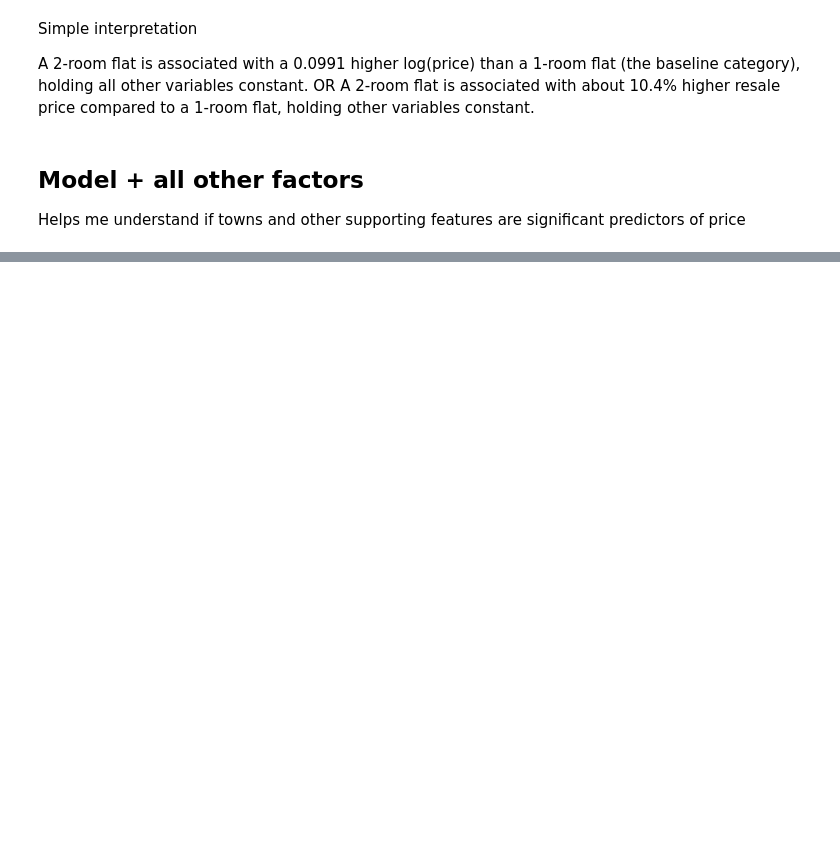
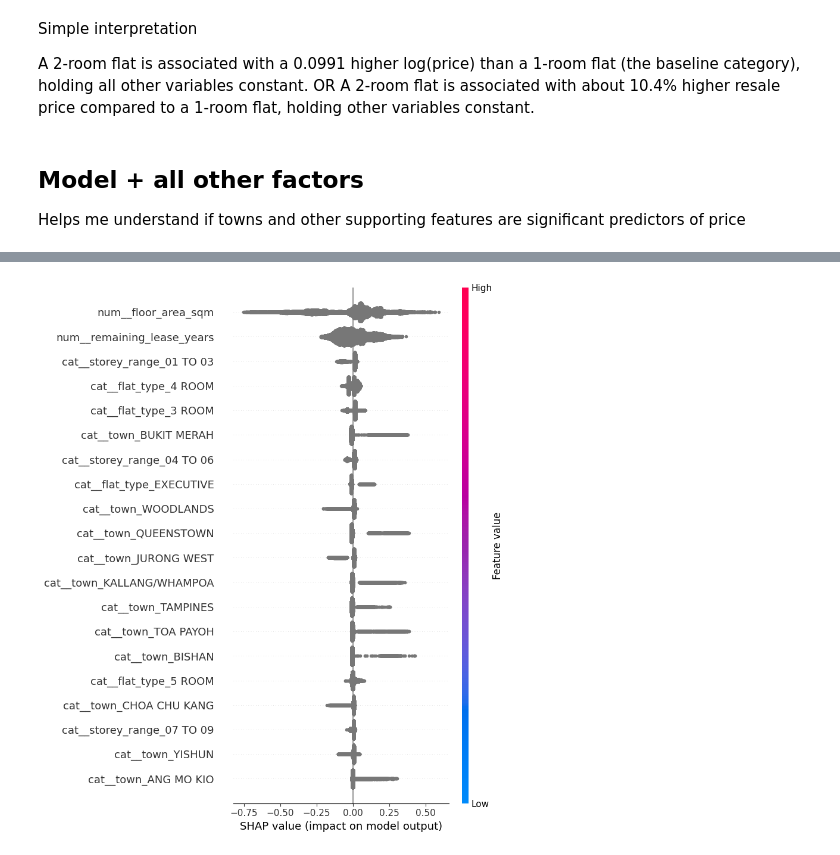
Before and after one commit to OthnielChang/hdb-resale-econometrics, a Jupyter notebook: dataAnalysis.ipynb, the cells around one changed output, grey strips where cells are left out. Cells and saved outputs as stored; diff of their text form; code cells hidden in the pictures; blank space fills up the shorter version.

Commit message:
XGBoost and SHAP values
Refreshed memory on how to do XGBoost and SHAP values for explanations

```diff
--- a/dataAnalysis.ipynb
+++ b/dataAnalysis.ipynb
@@ -61,7 +61,7 @@ To predict the resale price
 df["log_price"] = np.log(df["resale_price"])
 
 #features
-X = df[["town","flat_type","storey_range","floor_area_sqm", "remaining_lease_years"]].copy()
+X = df[["town","flat_type","storey_range","floor_area_sqm", "remaining_lease_years","flat_model"]].copy()
 
 #predictors
 y = df[["log_price"]]
@@ -84,7 +84,7 @@ model.fit(X_train, y_train)
 pred = model.predict(X_test)
 
 mae = mean_absolute_error(y_test, pred)
-rmse = mean_squared_error(y_test, pred, squared=False)
+rmse = np.sqrt(mean_squared_error(y_test, pred))
 
 print("MAE:", mae)
 print("RMSE:", rmse)
@@ -156,0 +161,16 @@ strong multicollinearity or other numerical problems.
+# %%
+xgb_model = Pipeline([("preprocess",preprocess),("regressor",XGBRegressor(
+        n_estimators=500,
+        learning_rate=0.05,
+        max_depth=6,
+        subsample=0.8,
+        colsample_bytree=0.8,
+        random_state=42))])
+
+xgb_model.fit(X_train,y_train)
+pred = xgb_model.predict(X_test)
+
+mae = mean_absolute_error(y_test, pred)
+rmse = np.sqrt(mean_squared_error(y_test, pred))
+print("XGB MAE:", mae)
+print("XGB RMSE:", rmse)
@@ -156,0 +206,21 @@ strong multicollinearity or other numerical problems.
+# %%
+import shap
+
+# 1) pull out fitted steps
+pre = xgb_model.named_steps["preprocess"]
+reg = xgb_model.named_steps["regressor"]
+
+# 2) transform features (same as training)
+X_test_enc = pre.transform(X_test)
+
+# 3) get feature names after encoding
+feature_names = pre.get_feature_names_out()
+
+# print(feature_names)
+# %%
+explainer = shap.TreeExplainer(reg)
+shap_values = explainer.shap_values(X_test_enc)
+
+shap.summary_plot(shap_values, X_test_enc, feature_names=feature_names)
+# %% [output]
+[figure, added]
```
Also changed, not shown: parts of 11 cells of this notebook.
